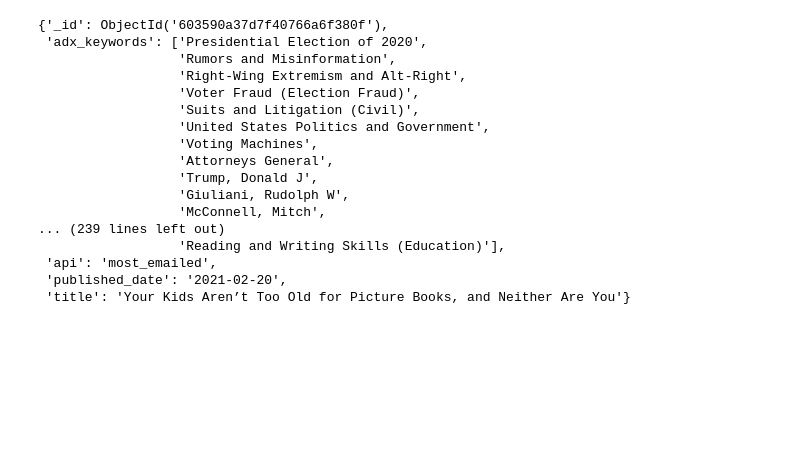
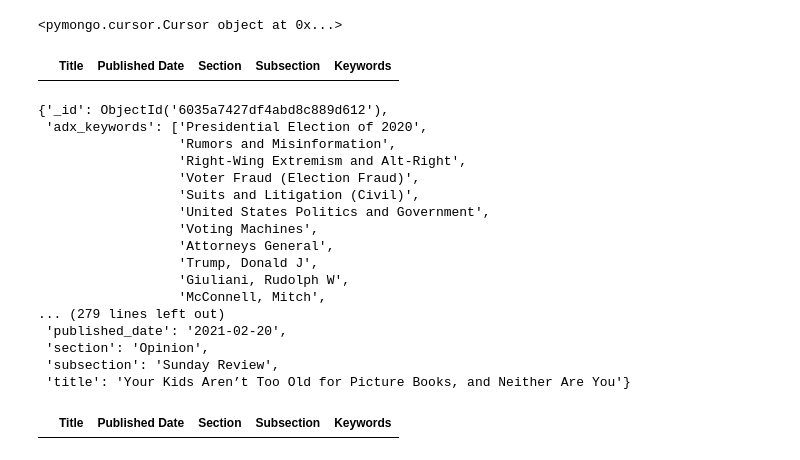
Before and after one commit to SanabuW/NYT-API-Analysis, a Jupyter notebook: lopespaula/pymongo_query.ipynb, the cells around one changed output. Drawn from its saved outputs; the diff is of its cells as text; code cells hidden in the pictures; blank space fills up the shorter version.

Commit message:
pymongo database not complete

```diff
--- a/lopespaula/pymongo_query.ipynb
+++ b/lopespaula/pymongo_query.ipynb
@@ -35,14 +35,50 @@ for articles in most_viewed:
  'title': 'Georgia Prosecutors Open Criminal Inquiry Into Trump’s Efforts to '
           'Subvert Election'}
+# %%
+print(most_viewed)
+# %% [output]
+<pymongo.cursor.Cursor object at 0x...>
+# %%
+#lists
+title_viewed = []
+published_date_viewed = []
+section_viewed = []
+subsection_viewed = []
+keywords_viewed = []
+# %%
+for articles in most_viewed:
+    title_viewed.append(articles["title"])
+    published_date_viewed.append(articles["published_date"])
+    section_viewed.append(articles["section"])
+    subsection_viewed.append(articles["subsection"])
+    keywords_viewed.append(articles["adx_keywords"])
+# %%
+viewed_df = pd.DataFrame(columns = [
+    "Title",
+    "Published Date",
+    "Section",
+    "Subsection",
+    "Keywords"
+    ])
+# %%
+viewed_df["Title"] = title_viewed
+viewed_df["Published Date"] = published_date_viewed
+viewed_df["Section"] = section_viewed
+viewed_df["Subsection"] = subsection_viewed
+viewed_df["Keywords"] = keywords_viewed
+
+viewed_df
+# %% [output]
+|  | Title | Published Date | Section | Subsection | Keywords |
 # %%
 # Query most emailed articles
 most_emailed = db.most_emailed.find()
 
-# Iterate through each student in the collection
+# Iterate through the collection
 for articles in most_emailed:
     pprint(articles)
 # %% [output]
-{'_id': ObjectId('603590a37d7f40766a6f380f'),
+{'_id': ObjectId('6035a7427df4abd8c889d612'),
  'adx_keywords': ['Presidential Election of 2020',
                   'Rumors and Misinformation',
                   'Right-Wing Extremism and Alt-Right',
@@ -54,8 +90,8 @@ for articles in most_emailed:
                   'Trump, Donald J',
                   'Giuliani, Rudolph W',
                   'McConnell, Mitch',
-... (239 lines left out)
-                  'Reading and Writing Skills (Education)'],
- 'api': 'most_emailed',
+... (279 lines left out)
  'published_date': '2021-02-20',
+ 'section': 'Opinion',
+ 'subsection': 'Sunday Review',
  'title': 'Your Kids Aren’t Too Old for Picture Books, and Neither Are You'}
@@ -62,3 +120,13 @@ for articles in most_emailed:
+# %%
+emailed_df["Title"] = title_emailed
+emailed_df["Published Date"] = published_date_emailed
+emailed_df["Section"] = section_emailed
+emailed_df["Subsection"] = subsection_emailed
+emailed_df["Keywords"] = keywords_emailed
+
+emailed_df
+# %% [output]
+|  | Title | Published Date | Section | Subsection | Keywords |
 # %%
 # Query most shared articles
 most_shared = db.most_shared.find()
```
Also changed, not shown: parts of 10 cells of this notebook, 4 other files.
